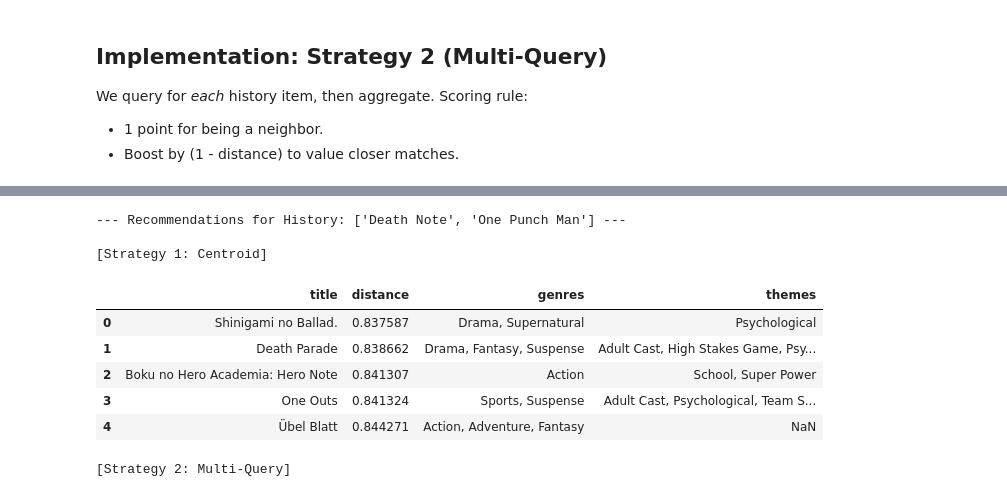
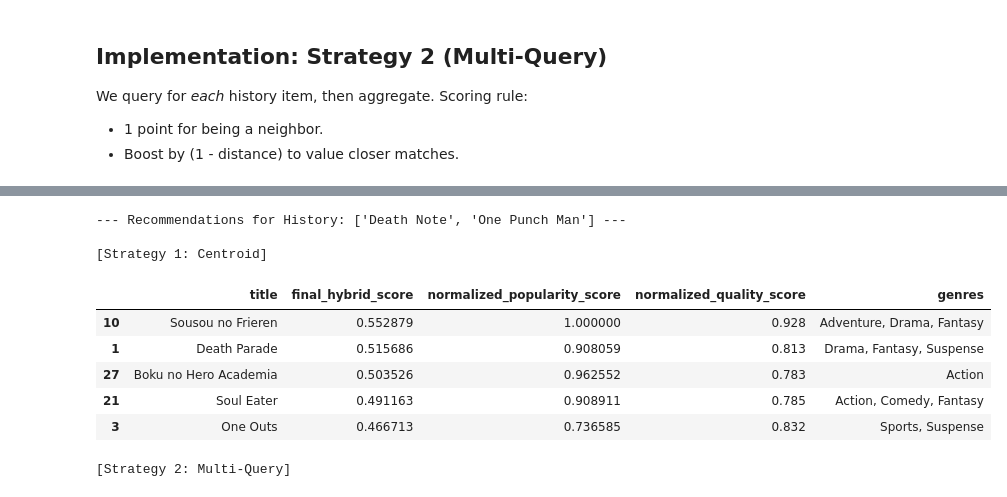
Before and after one commit to Asifdotexe/AniMate, a Jupyter notebook: notebooks/issue-58-as-poc-history-recommendation.ipynb, the cells around one changed output, grey strips where cells are left out. Cells and saved outputs as stored; diff of their text form; code cells hidden in the pictures.

Commit message:
#58 feat: hybrid recommendation score function created and documented all the existing assumptions

```diff
--- a/notebooks/issue-58-as-poc-history-recommendation.ipynb
+++ b/notebooks/issue-58-as-poc-history-recommendation.ipynb
@@ -275,31 +348,37 @@ else:
 # %%
 # TEST CASE 2: The "Mixed Taste" User
 # Logic: Likes Psychological Thrillers AND Comedy.
 # Centroid might struggle. Multi-Query should find gems for both.
 history_2 = ["Death Note", "One Punch Man"]
 
 print(f"--- Recommendations for History: {history_2} ---")
 print("\n[Strategy 1: Centroid]")
 res_c = recommend_centroid(history_2, df, vectorizer, knn)
 if not res_c.empty:
-    display(res_c[['title', 'distance', 'genres', 'themes']])
+    if not res_c.empty:
+        display(res_c[['title', 'final_hybrid_score', 'normalized_popularity_score', 'normalized_quality_score', 'genres']])
+    else:
+        print('No results')
 else:
     print("No recommendations found (all filtered by franchise logic).")
 
 print("\n[Strategy 2: Multi-Query]")
 res_mq = recommend_multiquery(history_2, df, vectorizer, knn)
 if not res_mq.empty:
-    display(res_mq[['title', 'score', 'frequency', 'genres', 'themes']])
+    if not res_mq.empty:
+        display(res_mq[['title', 'final_hybrid_score', 'frequency_count', 'normalized_popularity_score', 'genres']])
+    else:
+        print('No results')
 else:
     print("No recommendations found (all filtered by franchise logic).")
 # %% [output]
 --- Recommendations for History: ['Death Note', 'One Punch Man'] ---
 
 [Strategy 1: Centroid]
-|  | title | distance | genres | themes |
-| 0 | Shinigami no Ballad. | 0.837587 | Drama, Supernatural | Psychological |
-| 1 | Death Parade | 0.838662 | Drama, Fantasy, Suspense | Adult Cast, High Stakes Game, Psy... |
-| 2 | Boku no Hero Academia: Hero Note | 0.841307 | Action | School, Super Power |
-| 3 | One Outs | 0.841324 | Sports, Suspense | Adult Cast, Psychological, Team S... |
-| 4 | Übel Blatt | 0.844271 | Action, Adventure, Fantasy | NaN |
+|  | title | final_hybrid_score | normalized_popularity_score | normalized_quality_score | genres |
+| 10 | Sousou no Frieren | 0.552879 | 1.000000 | 0.928 | Adventure, Drama, Fantasy |
+| 1 | Death Parade | 0.515686 | 0.908059 | 0.813 | Drama, Fantasy, Suspense |
+| 27 | Boku no Hero Academia | 0.503526 | 0.962552 | 0.783 | Action |
+| 21 | Soul Eater | 0.491163 | 0.908911 | 0.785 | Action, Comedy, Fantasy |
+| 3 | One Outs | 0.466713 | 0.736585 | 0.832 | Sports, Suspense |
 [Strategy 2: Multi-Query]
```
Also changed, not shown: parts of 15 cells of this notebook, 1 other file.
